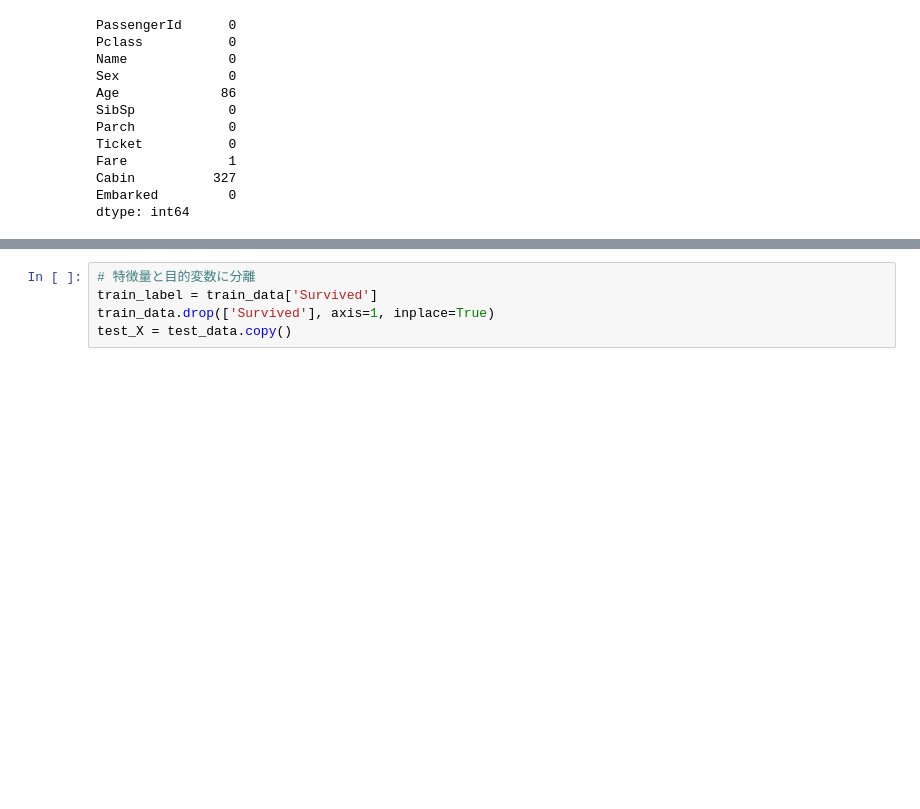
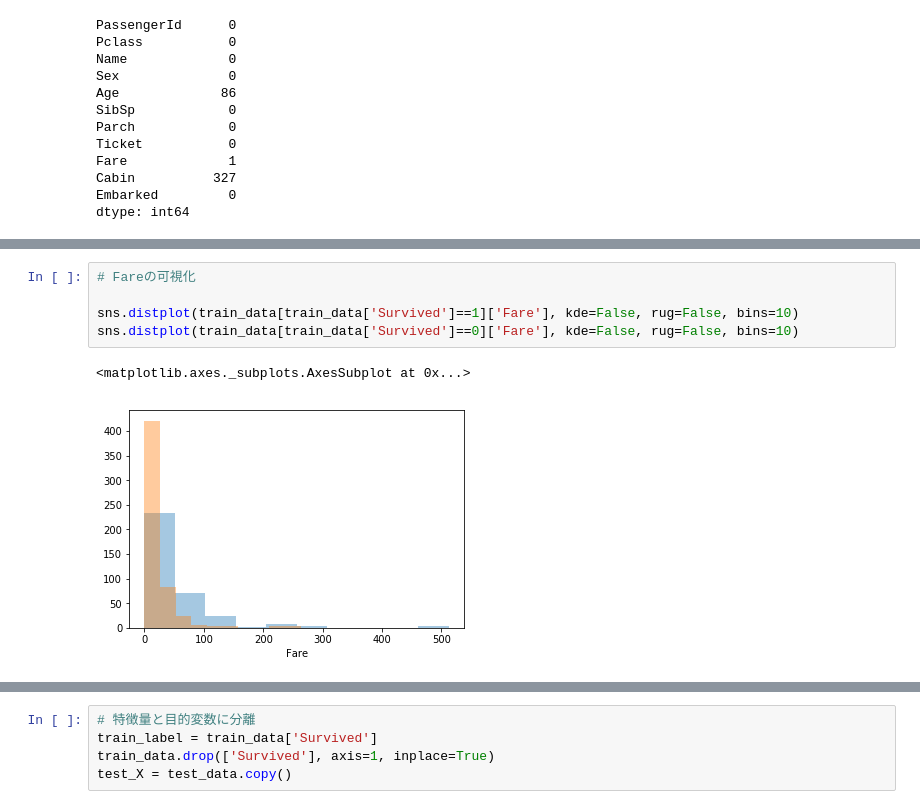
Before and after one commit to nykeijiban/kaggle-training, a Jupyter notebook: titanic_training.ipynb, the cells around one changed output, grey strips where cells are left out. Saved outputs shown, nothing was run; the diff lists cells and outputs as text; blank space fills up the shorter version.

```diff
--- a/titanic_training.ipynb
+++ b/titanic_training.ipynb
@@ -100,0 +117,8 @@ train_data.head()
+# %%
+# Fareの可視化
+
+sns.distplot(train_data[train_data['Survived']==1]['Fare'], kde=False, rug=False, bins=10)
+sns.distplot(train_data[train_data['Survived']==0]['Fare'], kde=False, rug=False, bins=10)
+# %% [output]
+<matplotlib.axes._subplots.AxesSubplot at 0x...>
+[figure, added]
```
Also changed, not shown: parts of 14 cells of this notebook.
